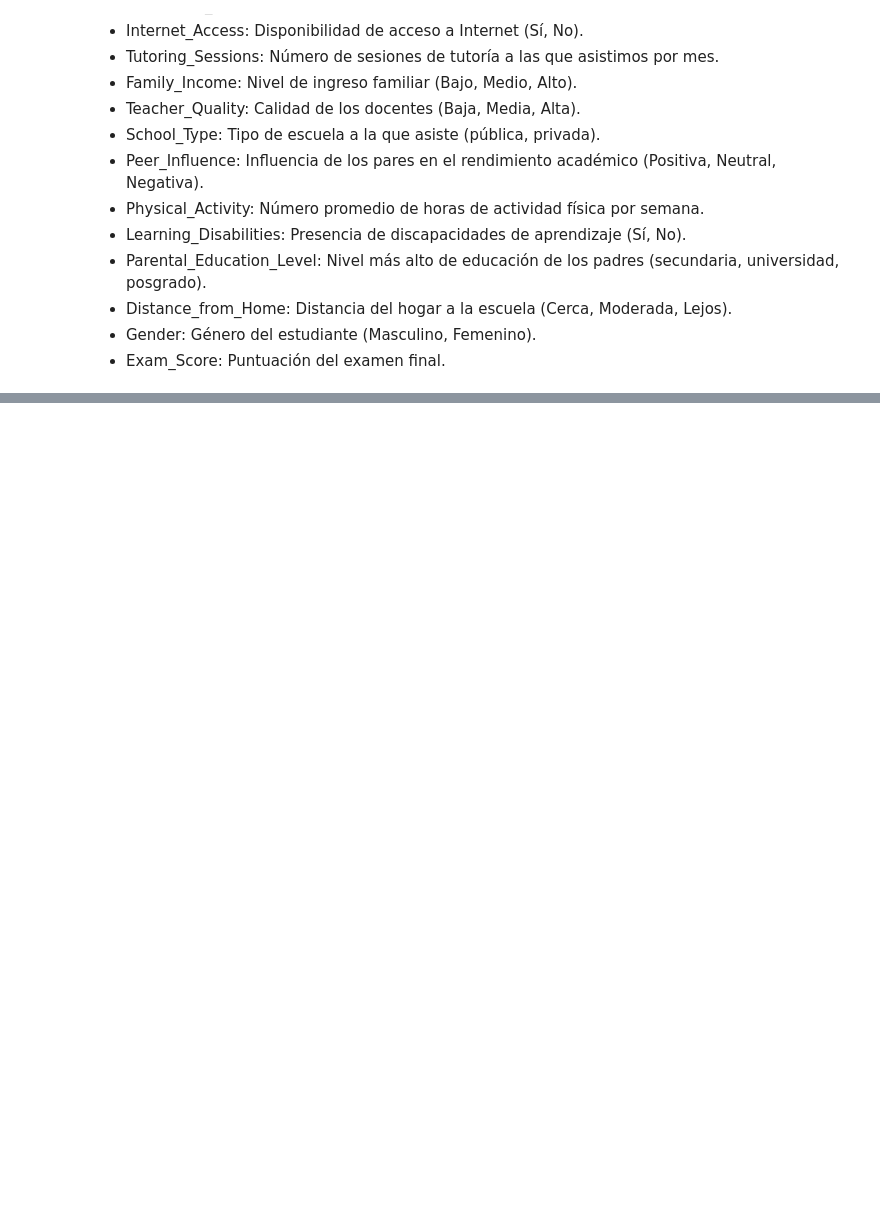
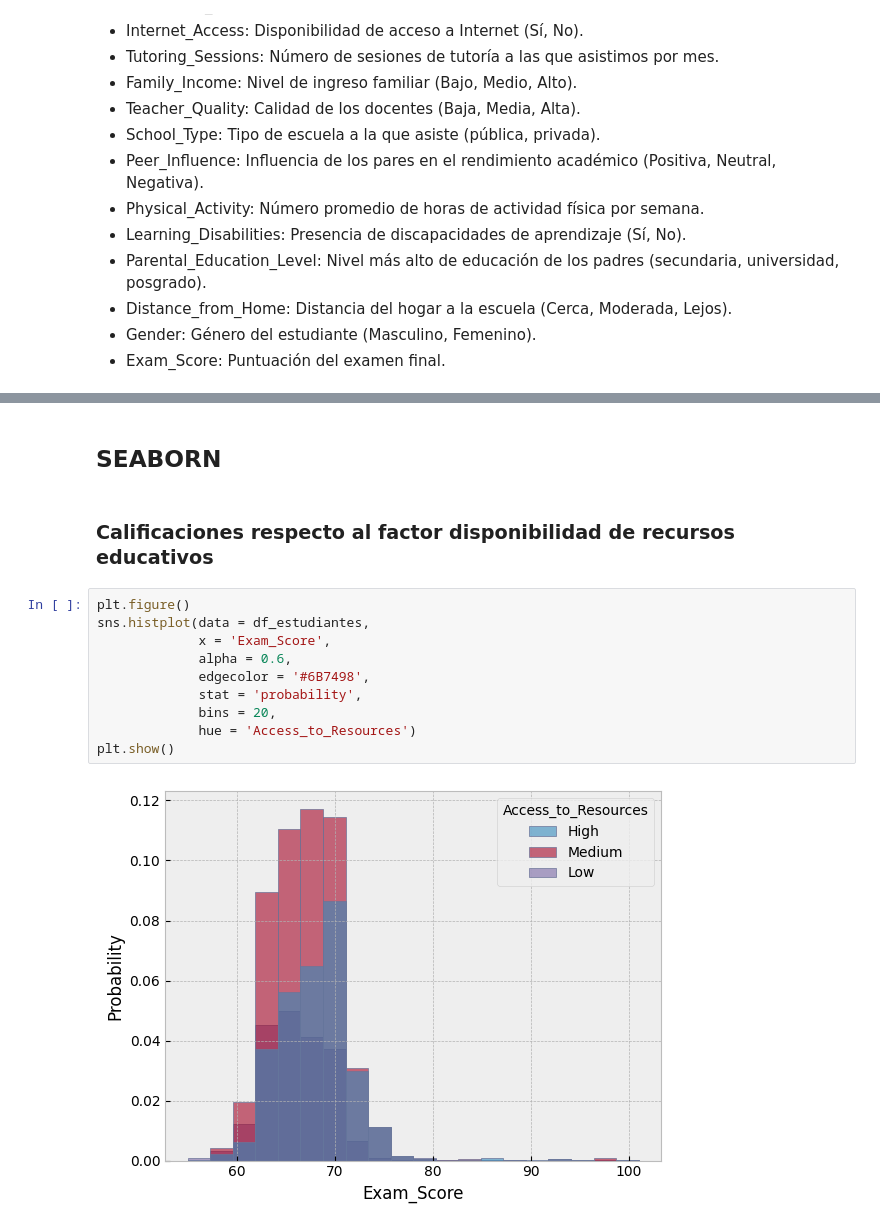
Before and after one commit to gafifran/cienciaDatos1, a Jupyter notebook: Visualización_Francisco_Fierros.ipynb, the cells around one changed output, grey strips where cells are left out. Drawn from its saved outputs; the diff is of its cells as text; blank space fills up the shorter version.

```diff
--- a/Visualización_Francisco_Fierros.ipynb
+++ b/Visualización_Francisco_Fierros.ipynb
@@ -62,0 +132,16 @@ df.describe()
+# %% [markdown]
+## SEABORN
+# %% [markdown]
+### Calificaciones respecto al factor disponibilidad de recursos educativos
+# %%
+plt.figure()
+sns.histplot(data = df_estudiantes,
+             x = 'Exam_Score',
+             alpha = 0.6,
+             edgecolor = '#6B7498',
+             stat = 'probability',
+             bins = 20,
+             hue = 'Access_to_Resources')
+plt.show()
+# %% [output]
+[figure, added]
```
Also changed, not shown: parts of 26 cells of this notebook.
